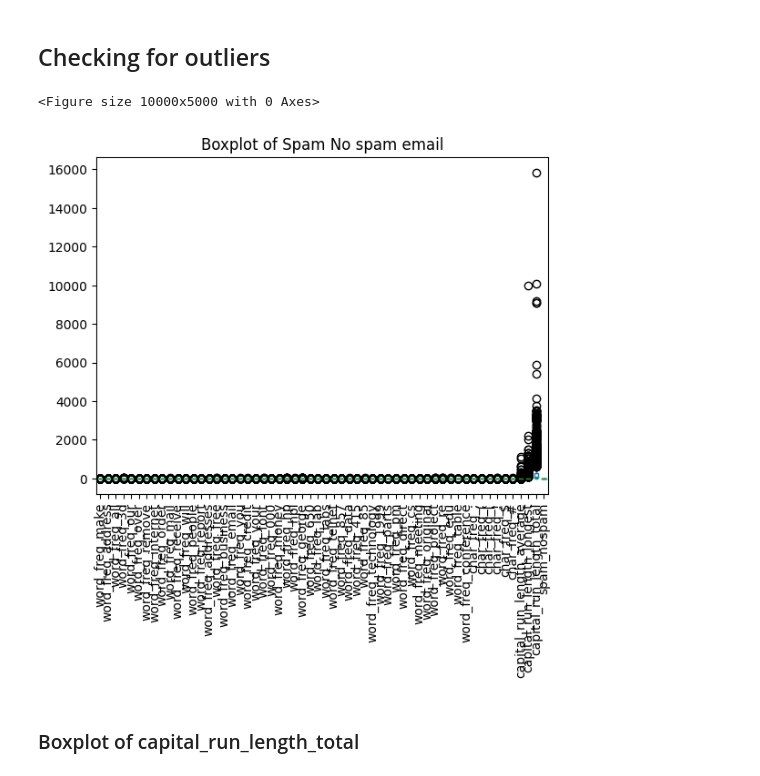
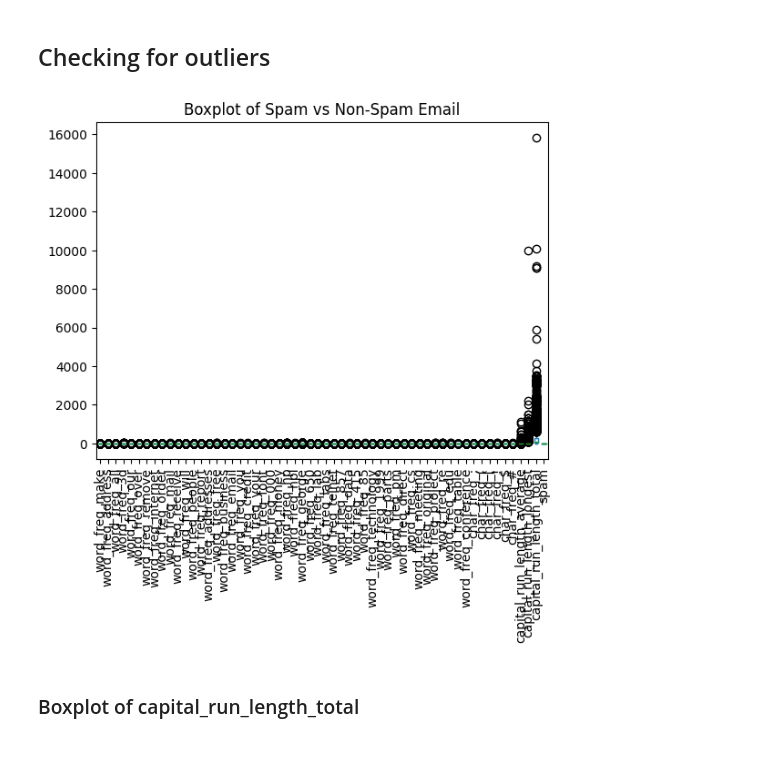
Before and after one commit to Nadun999/spam-email-classification-using-KNN-DT, a Jupyter notebook: main.ipynb, the cells around one changed output. Drawn from its saved outputs; the diff is of its cells as text; code cells hidden in the pictures.

```diff
--- a/main.ipynb
+++ b/main.ipynb
@@ -141,13 +162,15 @@ sn.pairplot(df[["word_freq_make","word_freq_report"]])
 # %% [markdown]
 ## Checking for outliers
-# %%
-fig = plt.figure(figsize =(100, 50))
-df.plot.box(title='Boxplot of Spam No spam email',rot=90)
-
-plt.show()
-# %% [output]
-<Figure size 10000x5000 with 0 Axes>
-[figure, removed]
+# %%
+# Create a boxplot of the dataframe
+# The 'title' argument specifies the title of the plot
+# The 'rot' argument specifies the rotation angle of the x-axis labels
+df.plot.box(title='Boxplot of Spam vs Non-Spam Email', rot=90)
+
+# Show the boxplot
+plt.show()
+# %% [output]
+[figure, added]
 # %% [markdown]
 ### Boxplot of capital_run_length_total
 # %%
```
Also changed, not shown: parts of 27 cells of this notebook.
